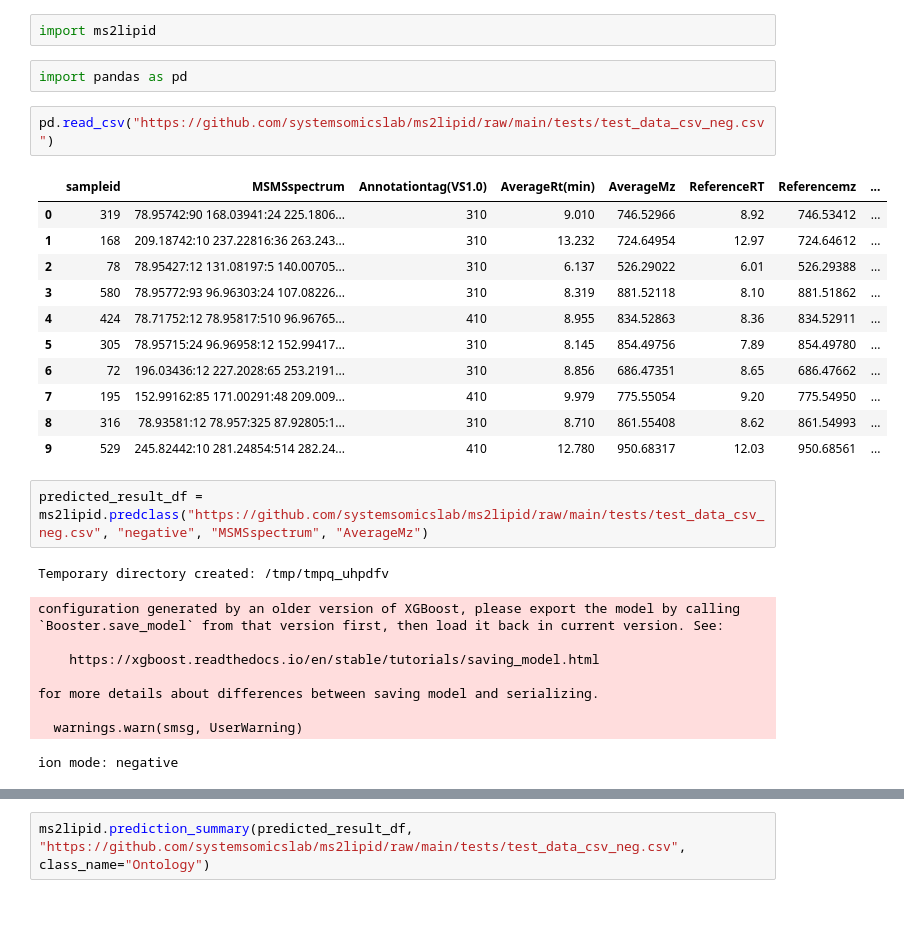
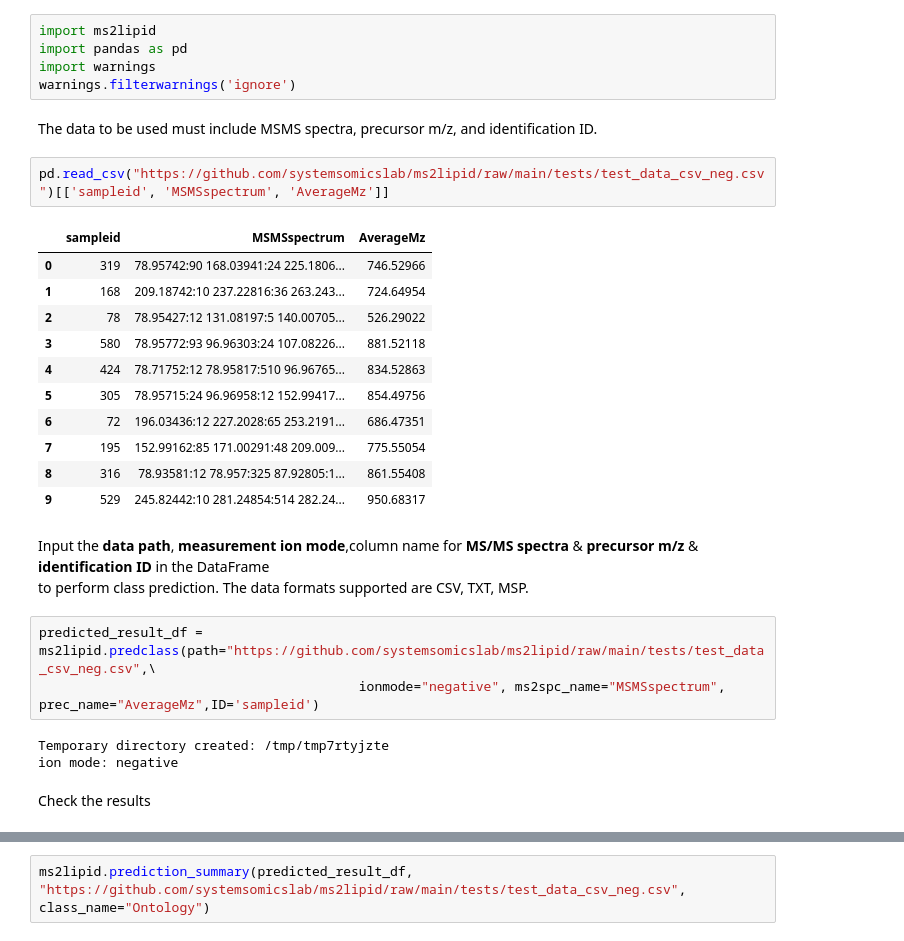
Before and after one commit to systemsomicslab/ms2lipid, a Jupyter notebook: try_ms2lipid.ipynb, the cells around one changed output, grey strips where cells are left out. Drawn from its saved outputs; the diff is of its cells as text; blank space fills up the shorter version.

```diff
--- a/try_ms2lipid.ipynb
+++ b/try_ms2lipid.ipynb
@@ -21,34 +21,36 @@ Successfully installed keras-2.15.0 ml-dtypes-0.2.0 ms2lipid-0.1.5 tensorboard-2
-# %%
-import ms2lipid
 # %%
+import ms2lipid
 import pandas as pd
+import warnings
+warnings.filterwarnings('ignore')
+# %% [markdown]
+The data to be used must include MSMS spectra, precursor m/z, and identification ID.
 # %%
-pd.read_csv("https://github.com/systemsomicslab/ms2lipid/raw/main/tests/test_data_csv_neg.csv")
+pd.read_csv("https://github.com/systemsomicslab/ms2lipid/raw/main/tests/test_data_csv_neg.csv")[['sampleid', 'MSMSspectrum', 'AverageMz']]
 # %% [output]
-|  | sampleid | MSMSspectrum | Annotationtag(VS1.0) | AverageRt(min) | AverageMz | ReferenceRT | Referencemz | ... |
-| 0 | 319 | 78.95742:90 168.03941:24 225.1806... | 310 | 9.010 | 746.52966 | 8.92 | 746.53412 | ... |
-| 1 | 168 | 209.18742:10 237.22816:36 263.243... | 310 | 13.232 | 724.64954 | 12.97 | 724.64612 | ... |
-| 2 | 78 | 78.95427:12 131.08197:5 140.00705... | 310 | 6.137 | 526.29022 | 6.01 | 526.29388 | ... |
-| 3 | 580 | 78.95772:93 96.96303:24 107.08226... | 310 | 8.319 | 881.52118 | 8.10 | 881.51862 | ... |
-| 4 | 424 | 78.71752:12 78.95817:510 96.96765... | 410 | 8.955 | 834.52863 | 8.36 | 834.52911 | ... |
-| 5 | 305 | 78.95715:24 96.96958:12 152.99417... | 310 | 8.145 | 854.49756 | 7.89 | 854.49780 | ... |
-| 6 | 72 | 196.03436:12 227.2028:65 253.2191... | 310 | 8.856 | 686.47351 | 8.65 | 686.47662 | ... |
-| 7 | 195 | 152.99162:85 171.00291:48 209.009... | 410 | 9.979 | 775.55054 | 9.20 | 775.54950 | ... |
-| 8 | 316 | 78.93581:12 78.957:325 87.92805:1... | 310 | 8.710 | 861.55408 | 8.62 | 861.54993 | ... |
-| 9 | 529 | 245.82442:10 281.24854:514 282.24... | 410 | 12.780 | 950.68317 | 12.03 | 950.68561 | ... |
+|  | sampleid | MSMSspectrum | AverageMz |
+| 0 | 319 | 78.95742:90 168.03941:24 225.1806... | 746.52966 |
+| 1 | 168 | 209.18742:10 237.22816:36 263.243... | 724.64954 |
+| 2 | 78 | 78.95427:12 131.08197:5 140.00705... | 526.29022 |
+| 3 | 580 | 78.95772:93 96.96303:24 107.08226... | 881.52118 |
+| 4 | 424 | 78.71752:12 78.95817:510 96.96765... | 834.52863 |
+| 5 | 305 | 78.95715:24 96.96958:12 152.99417... | 854.49756 |
+| 6 | 72 | 196.03436:12 227.2028:65 253.2191... | 686.47351 |
+| 7 | 195 | 152.99162:85 171.00291:48 209.009... | 775.55054 |
+| 8 | 316 | 78.93581:12 78.957:325 87.92805:1... | 861.55408 |
+| 9 | 529 | 245.82442:10 281.24854:514 282.24... | 950.68317 |
+# %% [markdown]
+Input the **data path**, **measurement ion mode**,column name for **MS/MS spectra** & **precursor m/z** & **identification ID** in the DataFrame
+to perform class prediction.
+The data formats supported are CSV, TXT, MSP.
 # %%
-predicted_result_df = ms2lipid.predclass("https://github.com/systemsomicslab/ms2lipid/raw/main/tests/test_data_csv_neg.csv", "negative", "MSMSspectrum", "AverageMz")
+predicted_result_df = ms2lipid.predclass(path="https://github.com/systemsomicslab/ms2lipid/raw/main/tests/test_data_csv_neg.csv",\
+                                         ionmode="negative", ms2spc_name="MSMSspectrum", prec_name="AverageMz",ID='sampleid')
 # %% [output]
-Temporary directory created: /tmp/tmpq_uhpdfv
+Temporary directory created: /tmp/tmp7rtyjzte
+ion mode: negative
-configuration generated by an older version of XGBoost, please export the model by calling
-`Booster.save_model` from that version first, then load it back in current version. See:
-
-    https://xgboost.readthedocs.io/en/stable/tutorials/saving_model.html
-
-for more details about differences between saving model and serializing.
-
-  warnings.warn(smsg, UserWarning)
-ion mode: negative
+# %% [markdown]
+Check the results
 # %%
 predicted_result_df
 # %% [output]
```
Also changed, not shown: parts of 3 cells of this notebook.
